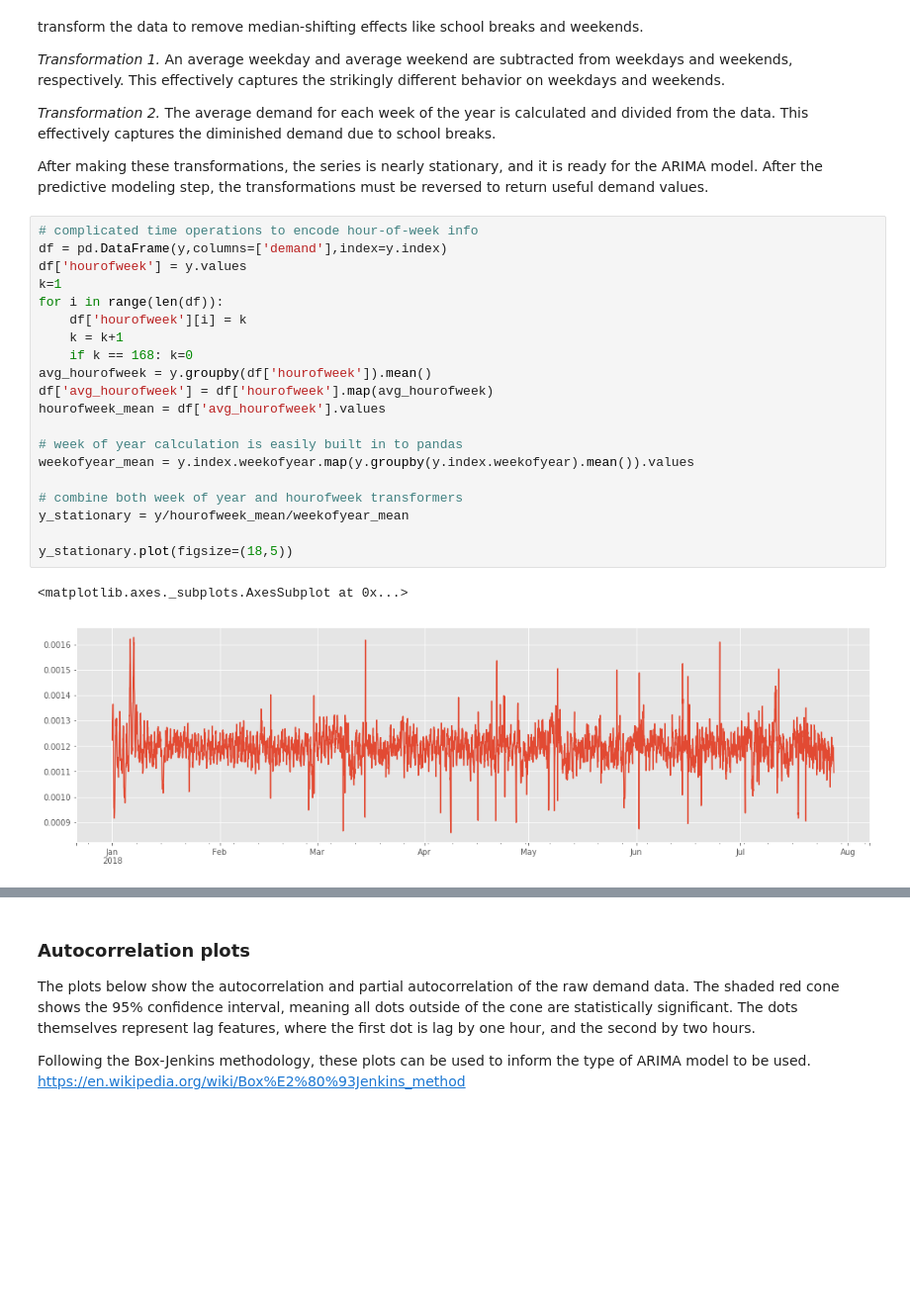
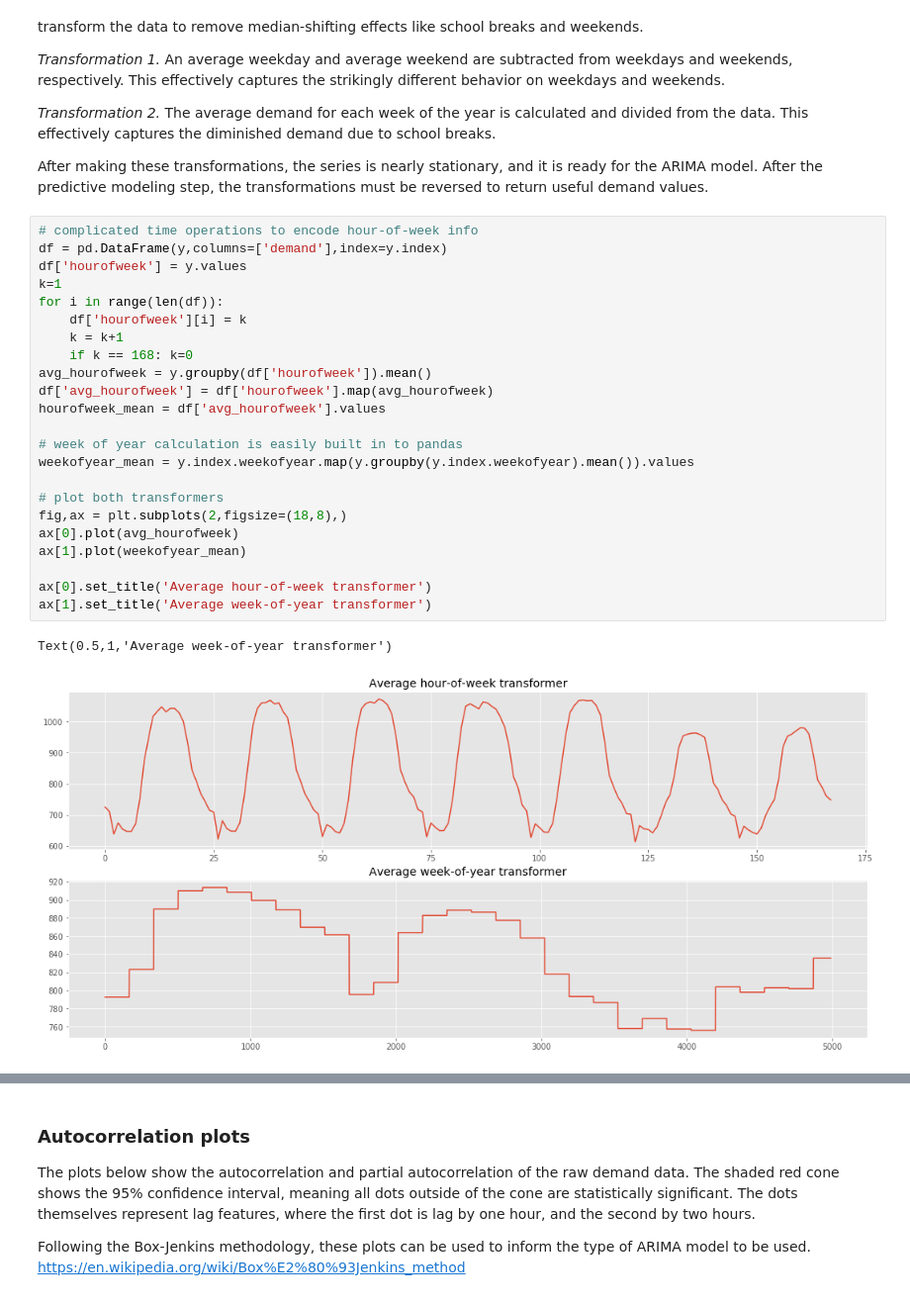
Before and after one commit to kevinkoste/university-load-forecasting, a Jupyter notebook: prediction/SARIMA.ipynb, the cells around one changed output, grey strips where cells are left out. Shown: that part at 99% size. Drawn from its saved outputs; the diff is of its cells as text; blank space fills up the shorter version.

```diff
--- a/prediction/SARIMA.ipynb
+++ b/prediction/SARIMA.ipynb
@@ -41,23 +45,26 @@ After making these transformations, the series is nearly stationary, and it is r
 # %%
 # complicated time operations to encode hour-of-week info
 df = pd.DataFrame(y,columns=['demand'],index=y.index)
 df['hourofweek'] = y.values
 k=1
 for i in range(len(df)):
     df['hourofweek'][i] = k
     k = k+1
     if k == 168: k=0
 avg_hourofweek = y.groupby(df['hourofweek']).mean()
 df['avg_hourofweek'] = df['hourofweek'].map(avg_hourofweek)
 hourofweek_mean = df['avg_hourofweek'].values
 
 # week of year calculation is easily built in to pandas
 weekofyear_mean = y.index.weekofyear.map(y.groupby(y.index.weekofyear).mean()).values
 
-# combine both week of year and hourofweek transformers
-y_stationary = y/hourofweek_mean/weekofyear_mean
+# plot both transformers
+fig,ax = plt.subplots(2,figsize=(18,8),)
+ax[0].plot(avg_hourofweek)
+ax[1].plot(weekofyear_mean)
 
-y_stationary.plot(figsize=(18,5))
+ax[0].set_title('Average hour-of-week transformer')
+ax[1].set_title('Average week-of-year transformer')
 # %% [output]
-<matplotlib.axes._subplots.AxesSubplot at 0x...>
+Text(0.5,1,'Average week-of-year transformer')
-[figure, old version]
+[figure, new version]
```
Also changed, not shown: parts of 6 cells of this notebook, 1 other file.
